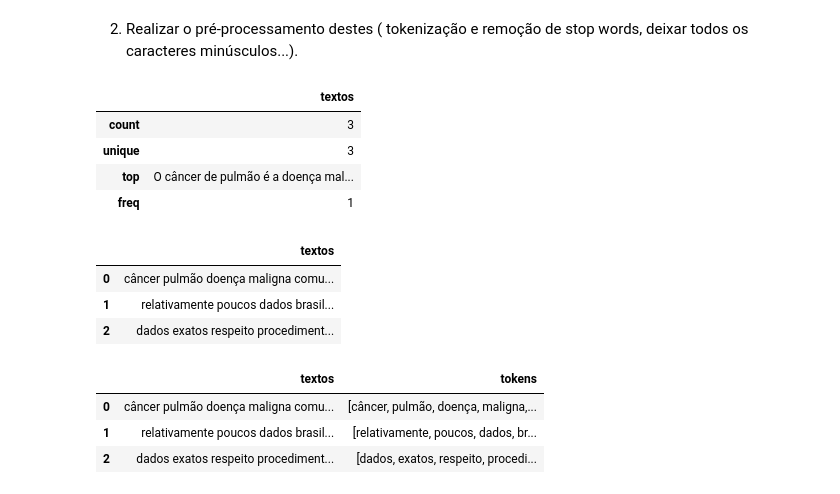
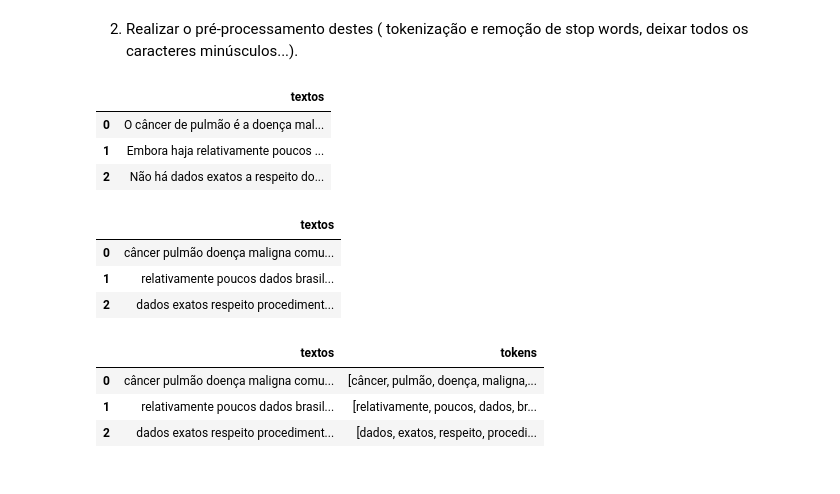
Before and after one commit to josuelopes512/Projeto_NLP, a Jupyter notebook: projeto_nlp.ipynb, the cells around one changed output. Cells and saved outputs as stored; diff of their text form; code cells hidden in the pictures.

```diff
--- a/projeto_nlp.ipynb
+++ b/projeto_nlp.ipynb
@@ -41,12 +40,12 @@ df.textos = df.textos.astype('string')
 caracteres minúsculos...).
 # %%
 df.describe()
+df
 # %% [output]
 |  | textos |
-| count | 3 |
-| unique | 3 |
-| top | O câncer de pulmão é a doença mal... |
-| freq | 1 |
+| 0 | O câncer de pulmão é a doença mal... |
+| 1 | Embora haja relativamente poucos ... |
+| 2 | Não há dados exatos a respeito do... |
 # %%
 import re
 from nltk.corpus import stopwords
@@ -71,11 +74,14 @@ def standardize_text(df, text_field):
     df_copy[text_field] = df_copy[text_field].str.replace(r"@", "at")
     df_copy[text_field] = df_copy[text_field].str.strip()
     return df_copy
-# %%
-clean_questions = standardize_text(df, "textos")
-clean_questions
-# %% [output]
-|  | textos |
-| 0 | câncer pulmão doença maligna comu... |
-| 1 | relativamente poucos dados brasil... |
-| 2 | dados exatos respeito procediment... |
+# %%
+# Exibe os textos já padronizados
+
+clean_questions = standardize_text(df, "textos")
+clean_questions
+#print(clean_questions["textos"])
+# %% [output]
+|  | textos |
+| 0 | câncer pulmão doença maligna comu... |
+| 1 | relativamente poucos dados brasil... |
+| 2 | dados exatos respeito procediment... |
```
Also changed, not shown: parts of 30 cells of this notebook.
